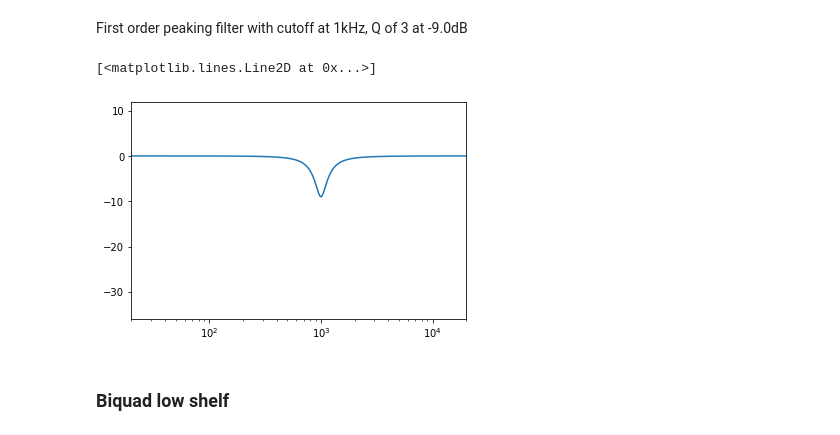
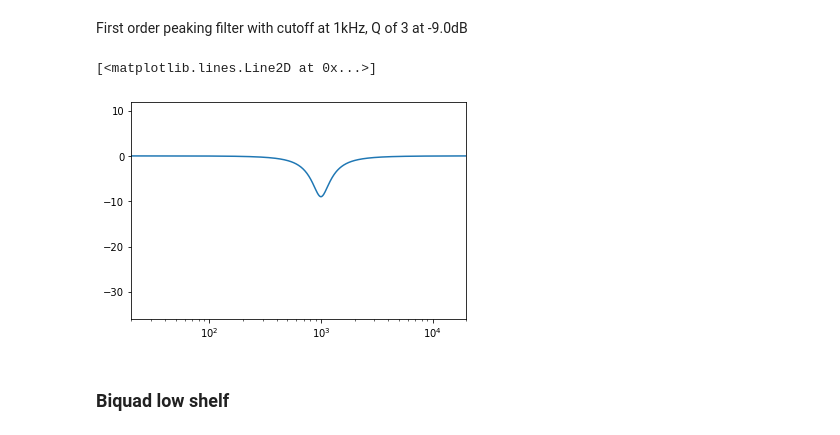
Before and after one commit to DGriffin91/dsp-math-notes, a Jupyter notebook: bodes.ipynb, the cells around one changed output. Cells and saved outputs as stored; diff of their text form; code cells hidden in the pictures.

```diff
--- a/bodes.ipynb
+++ b/bodes.ipynb
@@ -126,7 +128,7 @@ plt.semilogx(x, data)
 # %% [markdown]
 ### General biquad first order bode plot
 # %%
-def first_order_biquad_bode(f_hz, biquad_coefs, sampleRate):
+def biquad_bode(f_hz, biquad_coefs, sampleRate):
     a0 = biquad_coefs[3]
     b0, b1, b2, a0, a1, a2 = [x / a0 for x in biquad_coefs]
 
@@ -158,18 +160,18 @@ First order peaking filter with cutoff at 1kHz, Q of 3 at -9.0dB
 # %%
 amplitude = []
 x = []
 for i in range(20, 20000, 10):
-    biquad_coefs = biquad_peaking(1000, 3, lin_from_db(-9.0), 96000)
-    n = first_order_biquad_bode(i, biquad_coefs, 96000)
+    biquad_coefs = biquad_peaking(1000, 2, lin_from_db(-9.0), 96000)
+    n = biquad_bode(i, biquad_coefs, 96000)
     amplitude.append(db_from_lin(n.real))
     x.append(i)
 
 plt.xlim([20, 20000])
 plt.ylim([-36, 12])
 plt.semilogx(x, amplitude)
 # %% [output]
 [<matplotlib.lines.Line2D at 0x...>]
-[figure, old version]
+[figure, new version]
 # %% [markdown]
 ### Biquad low shelf
 # %%
```
Also changed, not shown: parts of 4 cells of this notebook, 2 other files.
